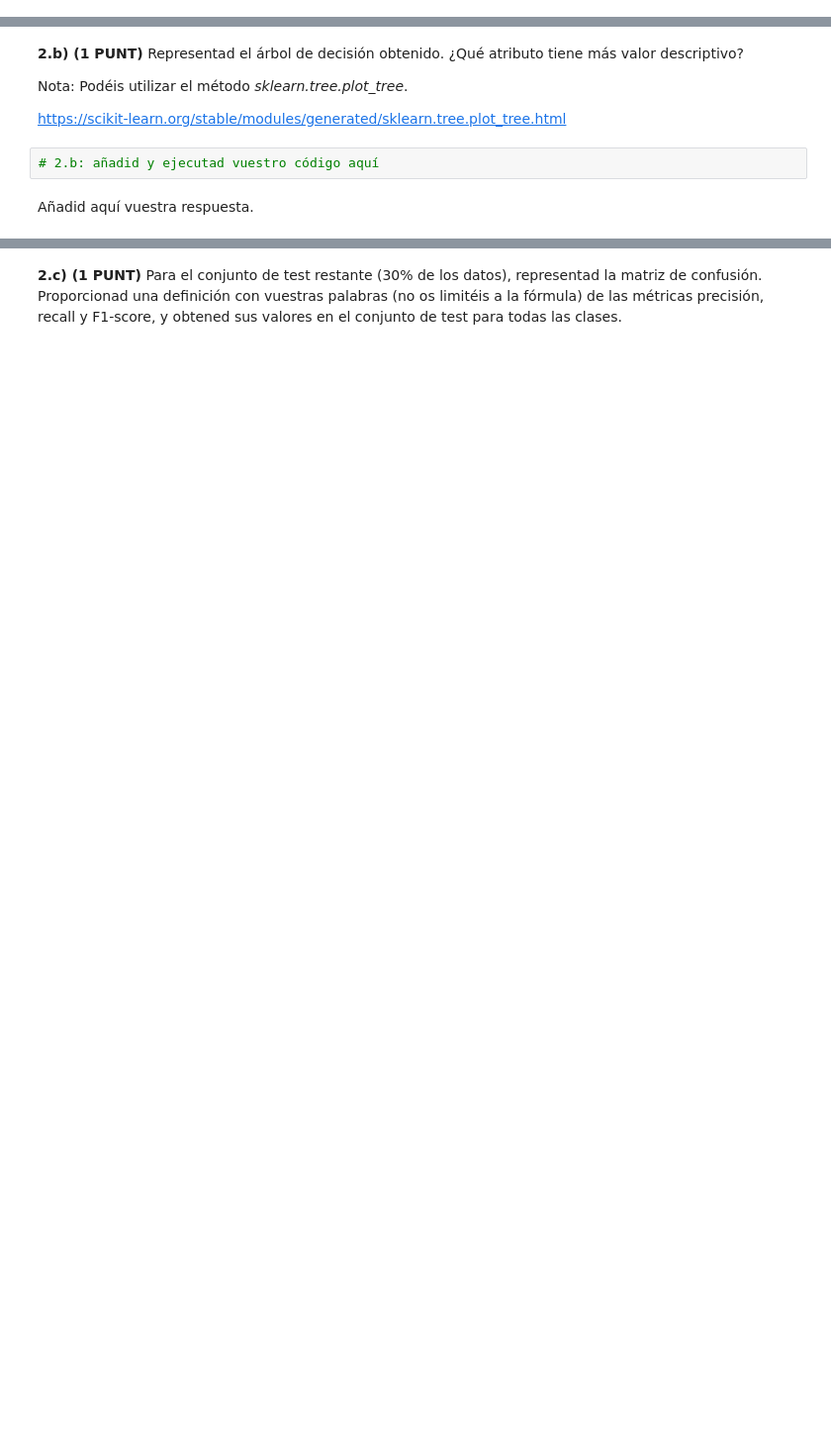
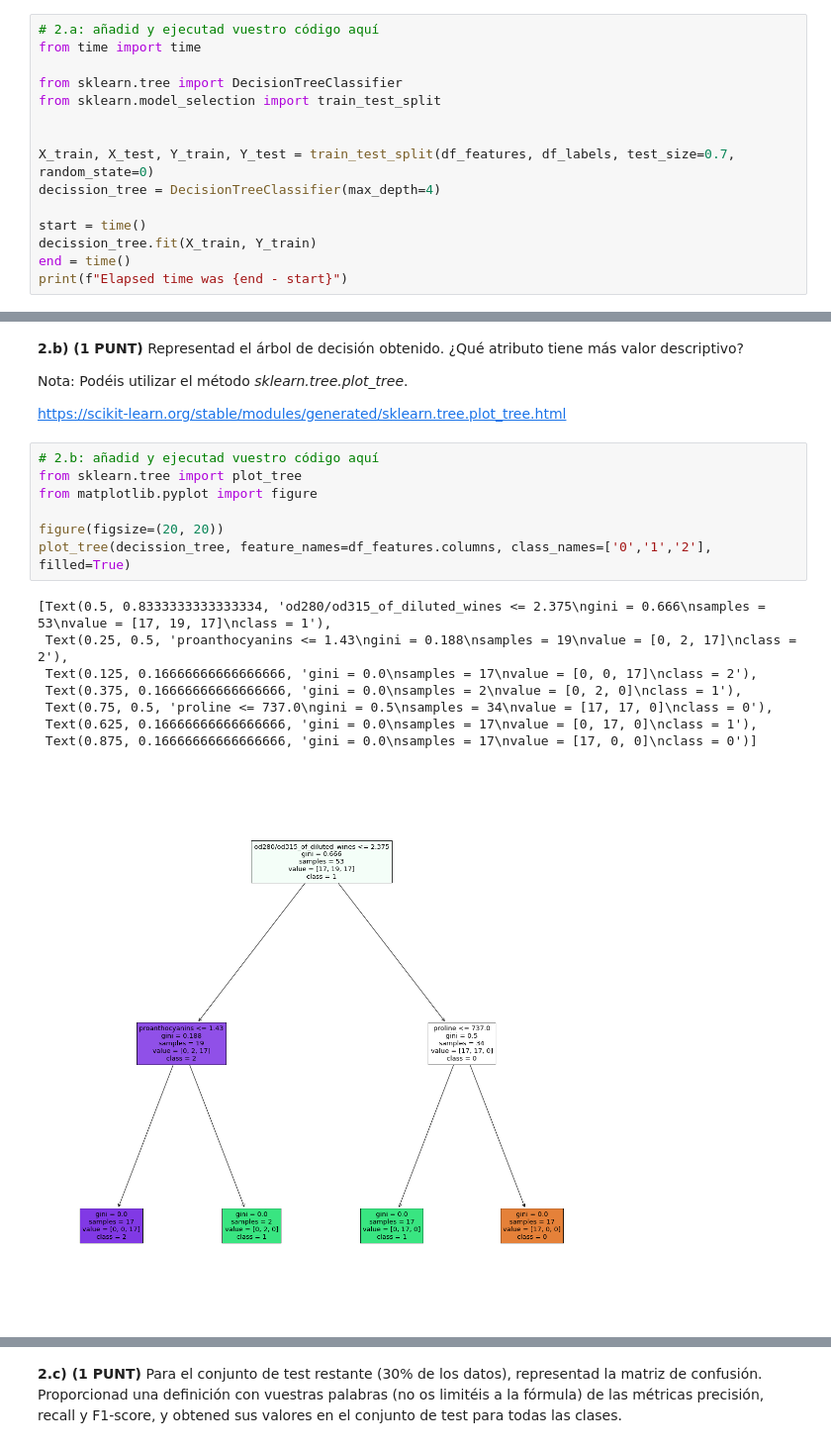
Before and after one commit to pablo-grande/IA, a Jupyter notebook: PEC2/iaa2022_pac2_TEMPLATE_ib.ipynb, the cells around one changed output, grey strips where cells are left out. Shown: that part at 99% size. Saved outputs shown, nothing was run; the diff lists cells and outputs as text; blank space fills up the shorter version.

```diff
--- a/PEC2/iaa2022_pac2_TEMPLATE_ib.ipynb
+++ b/PEC2/iaa2022_pac2_TEMPLATE_ib.ipynb
@@ -176,0 +281,15 @@ https://scikit-learn.org/stable/modules/generated/sklearn.tree.DecisionTreeClass
+# %%
+# 2.a: añadid y ejecutad vuestro código aquí
+from time import time
+
+from sklearn.tree import DecisionTreeClassifier
+from sklearn.model_selection import train_test_split
+
+
+X_train, X_test, Y_train, Y_test = train_test_split(df_features, df_labels, test_size=0.7, random_state=0)
+decission_tree = DecisionTreeClassifier(max_depth=4)
+
+start = time()
+decission_tree.fit(X_train, Y_train)
+end = time()
+print(f"Elapsed time was {end - start}")
@@ -180,7 +301,19 @@ https://scikit-learn.org/stable/modules/generated/sklearn.tree.DecisionTreeClass
 Nota: Podéis utilizar el método _sklearn.tree.plot_tree_.
 
 https://scikit-learn.org/stable/modules/generated/sklearn.tree.plot_tree.html
-# %%
-# 2.b: añadid y ejecutad vuestro código aquí
-# %% [markdown]
-Añadid aquí vuestra respuesta.
+# %%
+# 2.b: añadid y ejecutad vuestro código aquí
+from sklearn.tree import plot_tree
+from matplotlib.pyplot import figure
+
+figure(figsize=(20, 20))
+plot_tree(decission_tree, feature_names=df_features.columns, class_names=['0','1','2'], filled=True)
+# %% [output]
+[Text(0.5, 0.8333333333333334, 'od280/od315_of_diluted_wines <= 2.375\ngini = 0.666\nsamples = 53\nvalue = [17, 19, 17]\nclass = 1'),
+ Text(0.25, 0.5, 'proanthocyanins <= 1.43\ngini = 0.188\nsamples = 19\nvalue = [0, 2, 17]\nclass = 2'),
+ Text(0.125, 0.16666666666666666, 'gini = 0.0\nsamples = 17\nvalue = [0, 0, 17]\nclass = 2'),
+ Text(0.375, 0.16666666666666666, 'gini = 0.0\nsamples = 2\nvalue = [0, 2, 0]\nclass = 1'),
+ Text(0.75, 0.5, 'proline <= 737.0\ngini = 0.5\nsamples = 34\nvalue = [17, 17, 0]\nclass = 0'),
+ Text(0.625, 0.16666666666666666, 'gini = 0.0\nsamples = 17\nvalue = [0, 17, 0]\nclass = 1'),
+ Text(0.875, 0.16666666666666666, 'gini = 0.0\nsamples = 17\nvalue = [17, 0, 0]\nclass = 0')]
+[figure, added]
```
Also changed, not shown: parts of 26 cells of this notebook, 1 other file.
